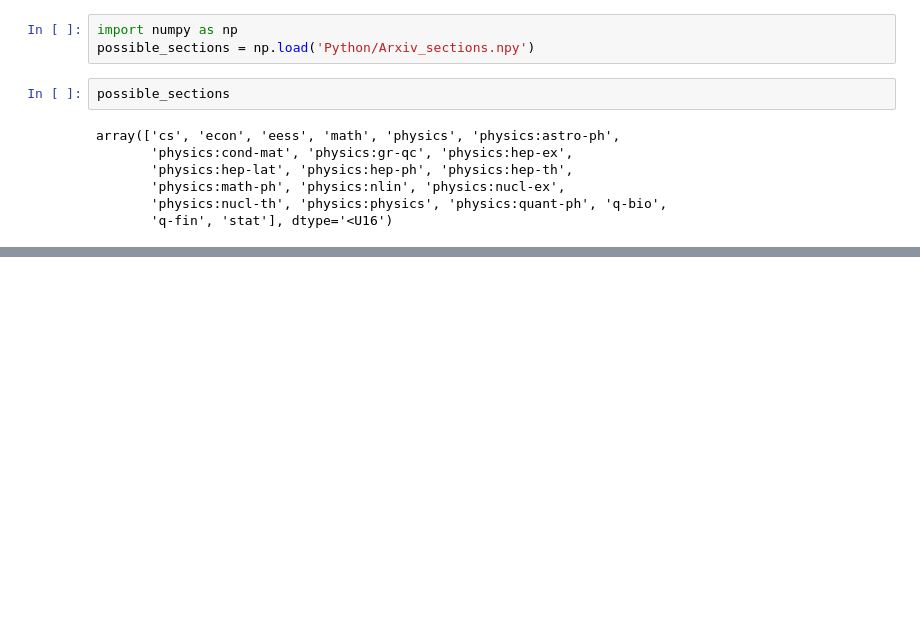
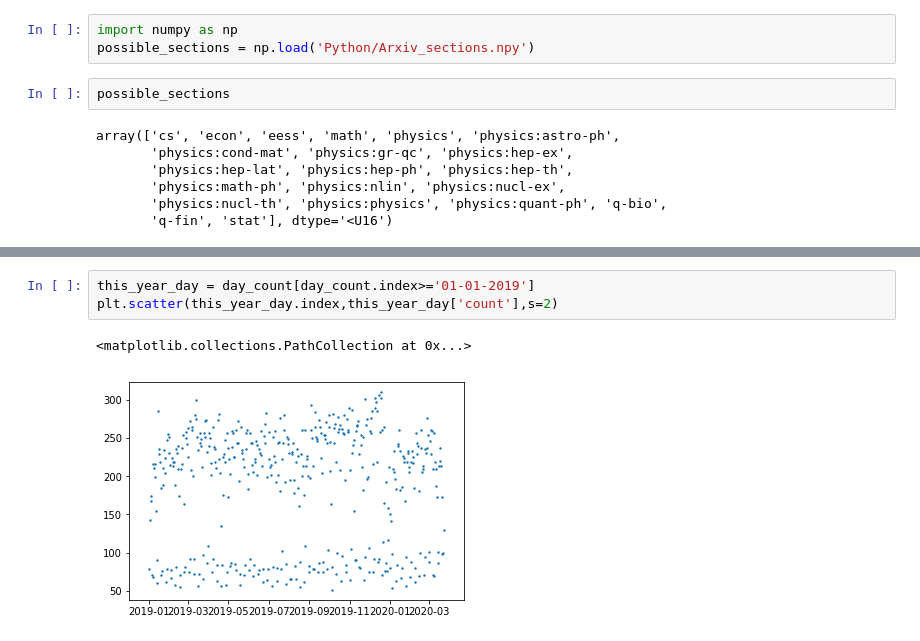
Before and after one commit to charlesxjyang/Alexandria, a Jupyter notebook: Untitled.ipynb, the cells around one changed output, grey strips where cells are left out. Cells and saved outputs as stored; diff of their text form; blank space fills up the shorter version.

```diff
--- a/Untitled.ipynb
+++ b/Untitled.ipynb
@@ -52,0 +169,6 @@ array(['cs', 'econ', 'eess', 'math', 'physics', 'physics:astro-ph',
+# %%
+this_year_day = day_count[day_count.index>='01-01-2019']
+plt.scatter(this_year_day.index,this_year_day['count'],s=2)
+# %% [output]
+<matplotlib.collections.PathCollection at 0x...>
+[figure, added]
```
Also changed, not shown: parts of 18 cells of this notebook, 6 other files.
